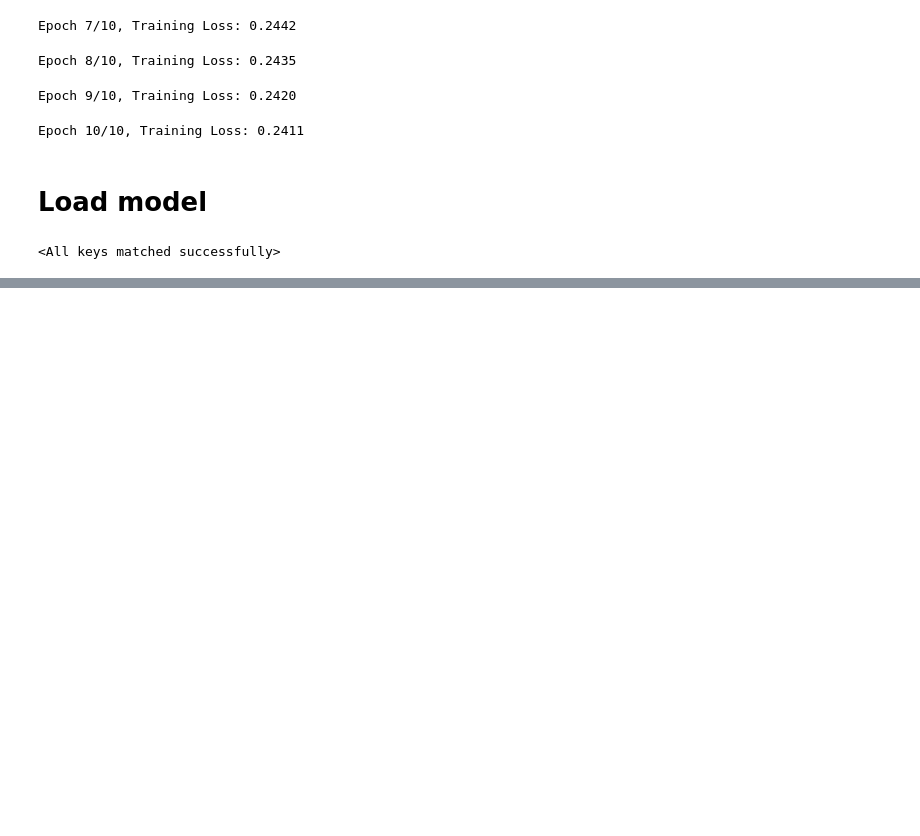
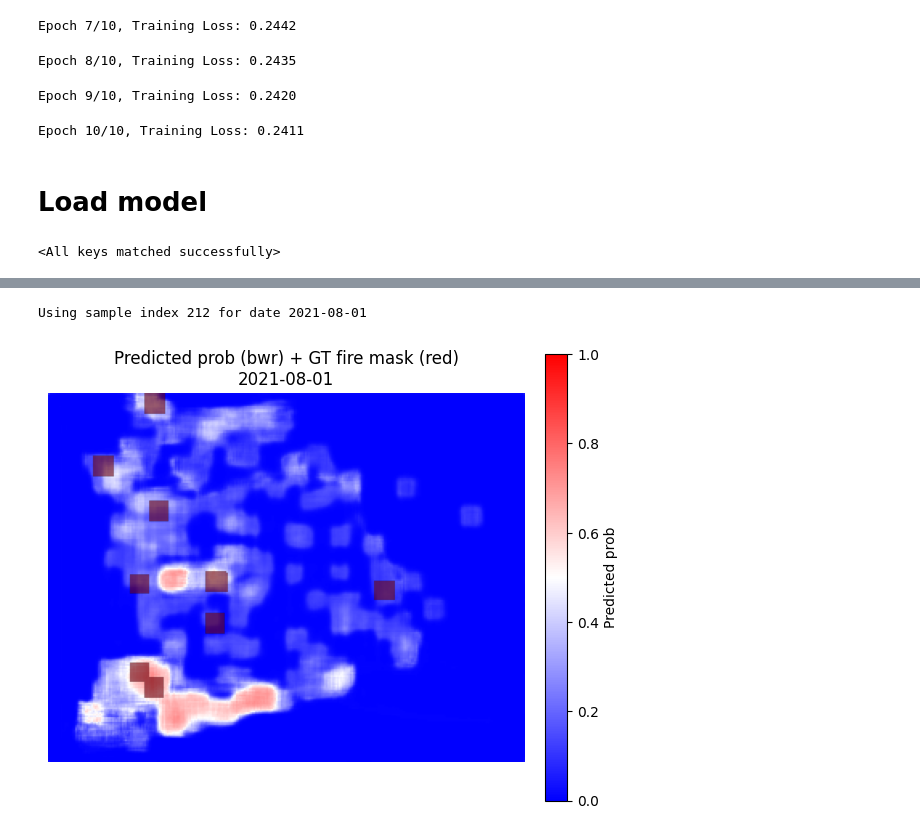
Before and after one commit to curiousdata/catalonia-wildfire-prediction, a Jupyter notebook: notebooks/dropin_unet.ipynb, the cells around one changed output, grey strips where cells are left out. Drawn from its saved outputs; the diff is of its cells as text; code cells hidden in the pictures; blank space fills up the shorter version.

```diff
--- a/notebooks/dropin_unet.ipynb
+++ b/notebooks/dropin_unet.ipynb
@@ -212,18 +214,3 @@ device = "mps"
 model.load_state_dict(torch.load(model_path, map_location=device))
 # %% [output]
 <All keys matched successfully>
-# %%
-model.eval()
-# Generate ONE prediction: a heatmap of probabilities
-with torch.no_grad():
-    X_test, y_test = test_ds[0]
-    X_test = X_test.unsqueeze(0).to(device).float()
-    y_test = y_test.unsqueeze(0).to(device).float()
-    logits = model(X_test)
-    probs = torch.sigmoid(logits)
-    print(f"Predicted probabilities shape: {probs.shape}")
-
-import matplotlib.pyplot as plt
-plt.figure(figsize=(10, 10))
-probs_np = probs.squeeze().cpu().numpy()
-plt.imshow(probs_np, cmap="hot")
@@ -231,0 +217,2 @@ RuntimeError: Input type (MPSFloatType) and weight type (torch.FloatTensor) shou
+# %%
+model = model.to(device)
@@ -231,0 +239,18 @@ RuntimeError: Input type (MPSFloatType) and weight type (torch.FloatTensor) shou
+# %%
+# test dataset
+test_ds = SimpleIberFireSegmentationDataset(
+    zarr_path=ZARR_PATH,
+    time_start="2021-01-01",
+    time_end="2021-12-31",
+    feature_vars=feature_vars,
+    label_var="is_near_fire",
+    spatial_downsample=4,
+    lead_time=1,
+    compute_stats=True,
+)
+test_loader = DataLoader(
+    test_ds,
+    batch_size=4,
+    shuffle=False,
+    num_workers=4,
+)
@@ -231,0 +331,5 @@ RuntimeError: Input type (MPSFloatType) and weight type (torch.FloatTensor) shou
+# %%
+compare_prediction("2021-08-01")
+# %% [output]
+Using sample index 212 for date 2021-08-01
+[figure, added]
```
Also changed, not shown: parts of 5 cells of this notebook.
